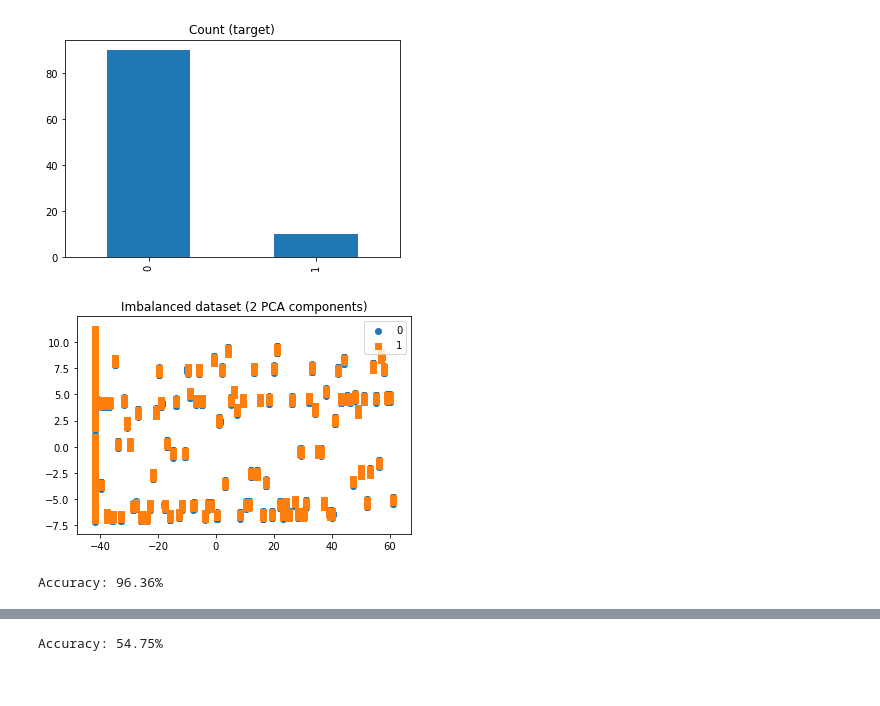
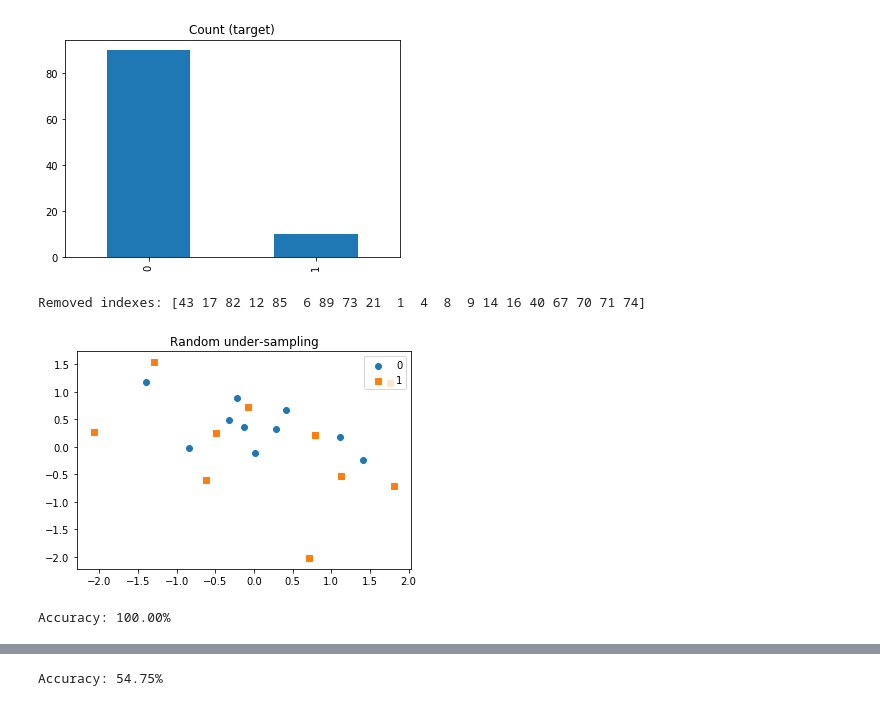
Before and after one commit to arthurvaz05/Python.Script, a Jupyter notebook: desbalanceamento.ipynb, the cells around one changed output, grey strips where cells are left out. Saved outputs shown, nothing was run; the diff lists cells and outputs as text; code cells hidden in the pictures.

```diff
--- a/desbalanceamento.ipynb
+++ b/desbalanceamento.ipynb
@@ -216,21 +208,23 @@ def plot_2d_space(X, y, label='Classes'):
-# %%
-from sklearn.decomposition import PCA
-
-labels = df_train.columns[2:]
-
-X = df_train[labels]
-y = df_train['target']
-
-pca = PCA(n_components=2)
-X = pca.fit_transform(X)
-
-plot_2d_space(X, y, 'Imbalanced dataset (2 PCA components)')
-# %% [output]
-[figure, removed]
+# %%
+#ESSE METODO PERMITIRA QUE O CONJUNTO DE DADOS SEJA EQUALIZADO, DEFININDO QUAL CLASSIFICACAO E MINORITARIA
+rus = RandomUnderSampler(return_indices=True,random_state=1, replacement=True)
+X_rus, y_rus, id_rus = rus.fit_sample(X, y)
+
+print('Removed indexes:', id_rus)
+
+plot_2d_space(X_rus, y_rus, 'Random under-sampling')
+# %% [output]
+Removed indexes: [43 17 82 12 85  6 89 73 21  1  4  8  9 14 16 40 67 70 71 74]
+[figure, added]
 # %%
-labels = df_test_over.columns[2:]
+from imblearn.under_sampling import InstanceHardnessThreshold
+iht = InstanceHardnessThreshold(random_state=1,
+                                 estimator=XGBClassifier(
+                                     solver='lbfgs', multi_class='auto'))
+X_resampled, y_resampled = iht.fit_resample(X, y)
 
-X_train, X_test, y_train, y_test = train_test_split(X, y, test_size=0.2, random_state=1)
+
+X_train, X_test, y_train, y_test = train_test_split(X_resampled, y_resampled, test_size=0.2, random_state=1)
 
 model = XGBClassifier()
 model.fit(X_train, y_train)
@@ -239,4 +233,4 @@ y_pred = model.predict(X_test)
 accuracy = accuracy_score(y_test, y_pred)
 print("Accuracy: %.2f%%" % (accuracy * 100.0))
 # %% [output]
-Accuracy: 96.36%
+Accuracy: 100.00%
```
Also changed, not shown: parts of 29 cells of this notebook.
